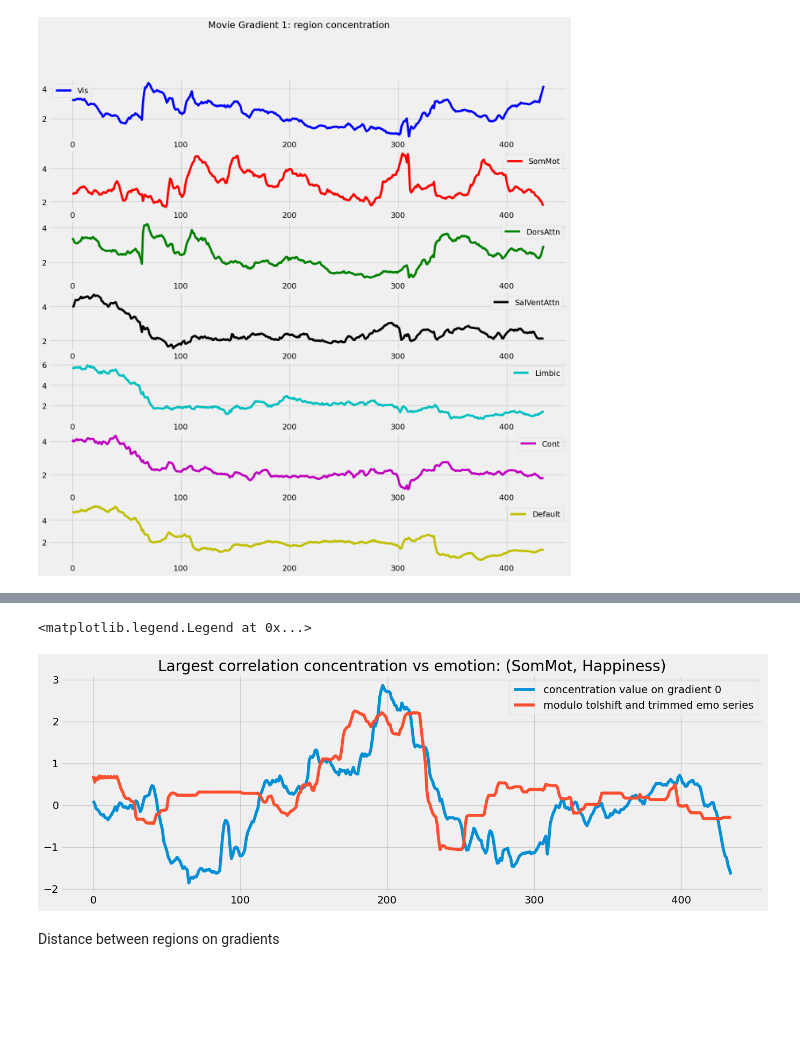
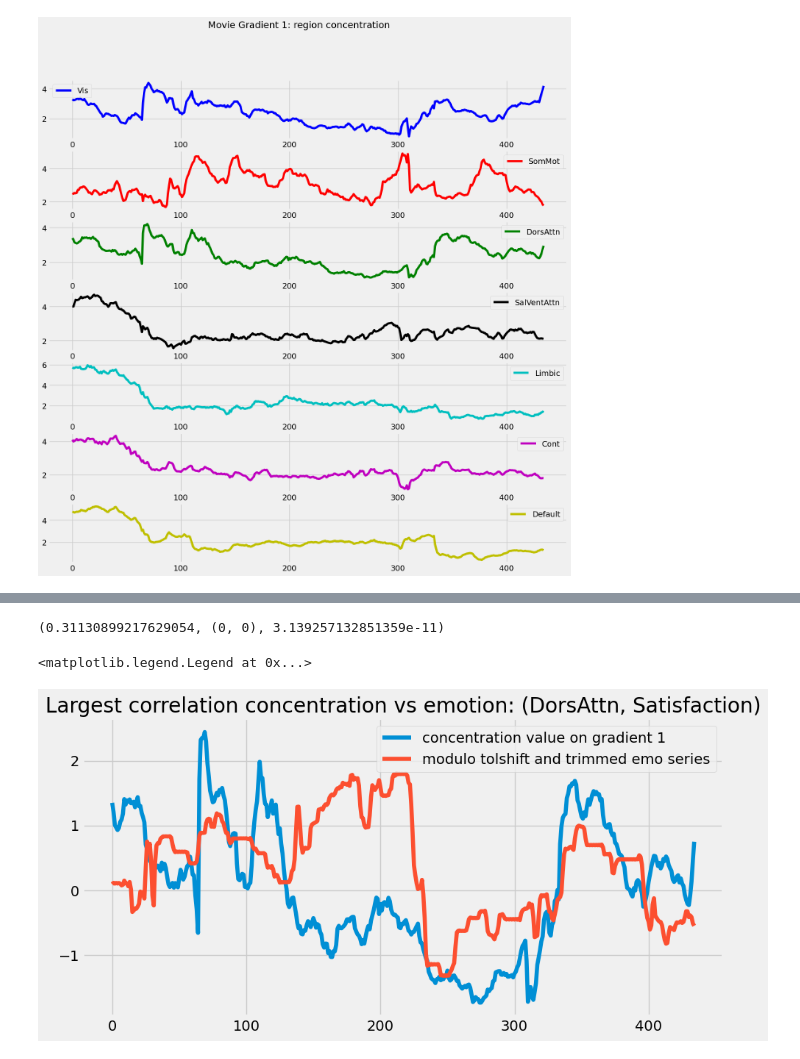
Before and after one commit to MIPLabCH/emoguide_gradients, a Jupyter notebook: fmri-emotion_cohesion.ipynb, the cells around one changed output, grey strips where cells are left out. Drawn from its saved outputs; the diff is of its cells as text; code cells hidden in the pictures; blank space fills up the shorter version.

```diff
--- a/fmri-emotion_cohesion.ipynb
+++ b/fmri-emotion_cohesion.ipynb
@@ -36,10 +20,11 @@ Movie name used for gradient: `'TC_400_sub-S09_ses-4_Sintel.csv'`
 # %%
 # Loading Gradient Example
 mri_path = "./data/fmri_compile.csv"
-weight_path = "./resources/gradient_movie_ws140.npy"
+weight_path = "./resources/dynamic_grad/gradient_movie_ws140.npy"
 mri_df   = pd.read_csv(mri_path)
+regions  = mri_df.partial_region.unique()
 G_movie  = np.load(weight_path)
-G_rest   = np.load('./resources/gradient_rest_ws140.npy')
+G_rest   = np.load('./resources/dynamic_grad/gradient_rest_ws140.npy')
 
 
 # Loading Matching Emotion Track
@@ -80,7 +65,10 @@ Text(0.5, 0.98, 'Movie Gradient 1: region concentration')
 [figure]
 # %%
 # emotions = "Interest, Joy, Surprise, Sadness, Anger, Disgust, Contempt, Self-Hostility, Fear, Shame, Shyness, Guilt".split(',')
-select   = ["Anxiety", "Anger", "Sad",  "Calm", "Satisfaction",  "Love", "Happiness", "Alert"]
+# select   = ["Anxiety", "Anger", "Sad",  "Calm", "Satisfaction",  "Love", "Happiness", "Alert"]
+select = ['Anger','Guilt','WarmHeartedness', \
+             'Disgust','Happiness','Fear','Contempt','Anxiety', \
+             'Satisfaction','Shame','Surprise','Love','Sad']
 
 plt.figure(figsize=(15,5))
 for emotion in select:
@@ -94,9 +82,6 @@ plt.legend()
 # %%
-# Grid for each region of correlation with items
-
+# Grid for each network of correlation with emotions
 grad_idx = 0
-select   = ["Anxiety", "Anger", "Sad",  "Calm", "Satisfaction",  "Love", "Happiness", "Alert"]
-regions  = mri_df.partial_region.unique()
 smfactor = 1
 tolshift = 0
 
@@ -107,8 +92,8 @@ scores = np.zeros((n,m))
 
 for idx, R in enumerate(regions):
     # Metric we use here would be variance of a cluster
-    # y = np.abs(G_movie[:,index2region[R]]).std(axis=1)[:,grad_idx]
-    y = np.abs(G_movie[:,index2region[R]]).mean(axis=1)[:,grad_idx]
+    y = np.abs(G_movie[:,index2region[R]]).std(axis=1)[:,grad_idx]
+    # y = np.abs(G_movie[:,index2region[R]]).mean(axis=1)[:,grad_idx]
     z1 = zscore(y)
 
     for jdx, emotion in enumerate(select):
@@ -136,11 +176,19 @@ correlation_search(a,b[:a.shape[0]], 0, 1)
 # %%
-plt.figure(figsize=(15,5))
-plt.plot(a, label='concentration value on gradient {}'.format(grad_idx))
+idxa = 2
+idxb = 4
+a = np.abs(G_movie[:,index2region[regions[idxa]]]).std(axis=1)[:,grad_idx]
+b = np.array(emo_df[emo_df.item==select[idxb]]['score'])
+b = overlap_add(b, 1)
+
+a, b = zscore(a), zscore(b)
+print(correlation_search(a,b[:a.shape[0]], 0, 1))
+
+plt.figure(figsize=(10,5))
+plt.plot(a, label='concentration value on gradient {}'.format(grad_idx + 1))
 plt.plot(b[:a.shape[0]], label='modulo tolshift and trimmed emo series')
-plt.title("Largest correlation concentration vs emotion: ({}, {})".format(regions[1],select[6]))
+plt.title("Largest correlation concentration vs emotion: ({}, {})".format(regions[idxa],select[idxb]))
 plt.legend()
 # %% [output]
-<matplotlib.legend.Legend at 0x...>
+(0.31130899217629054, (0, 0), 3.139257132851359e-11)
+<matplotlib.legend.Legend at 0x...>
-[figure, old version]
+[figure, new version]
-# %% [markdown]
-Distance between regions on gradients
```
Also changed, not shown: parts of 25 cells of this notebook, 14 other files.
